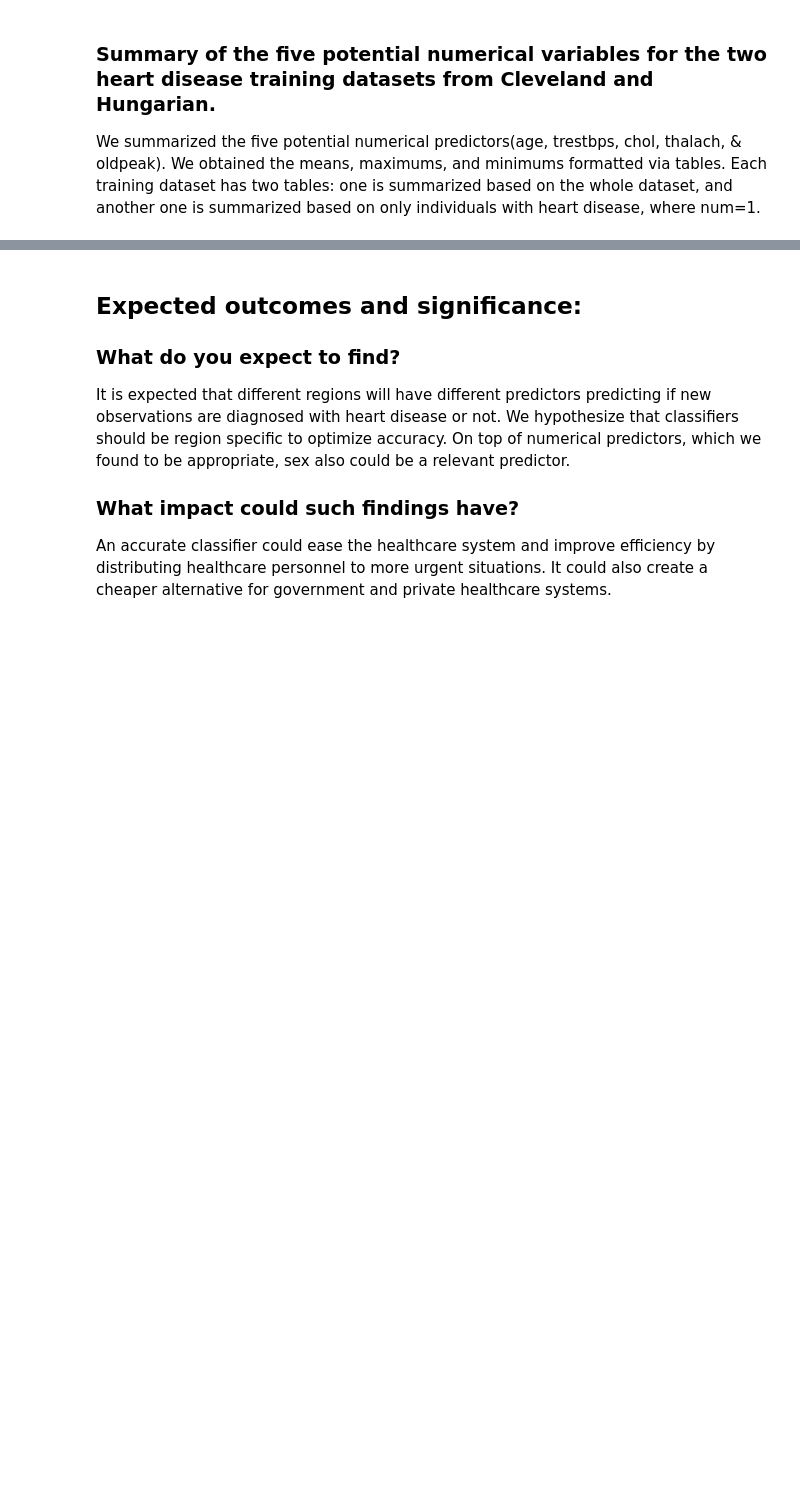
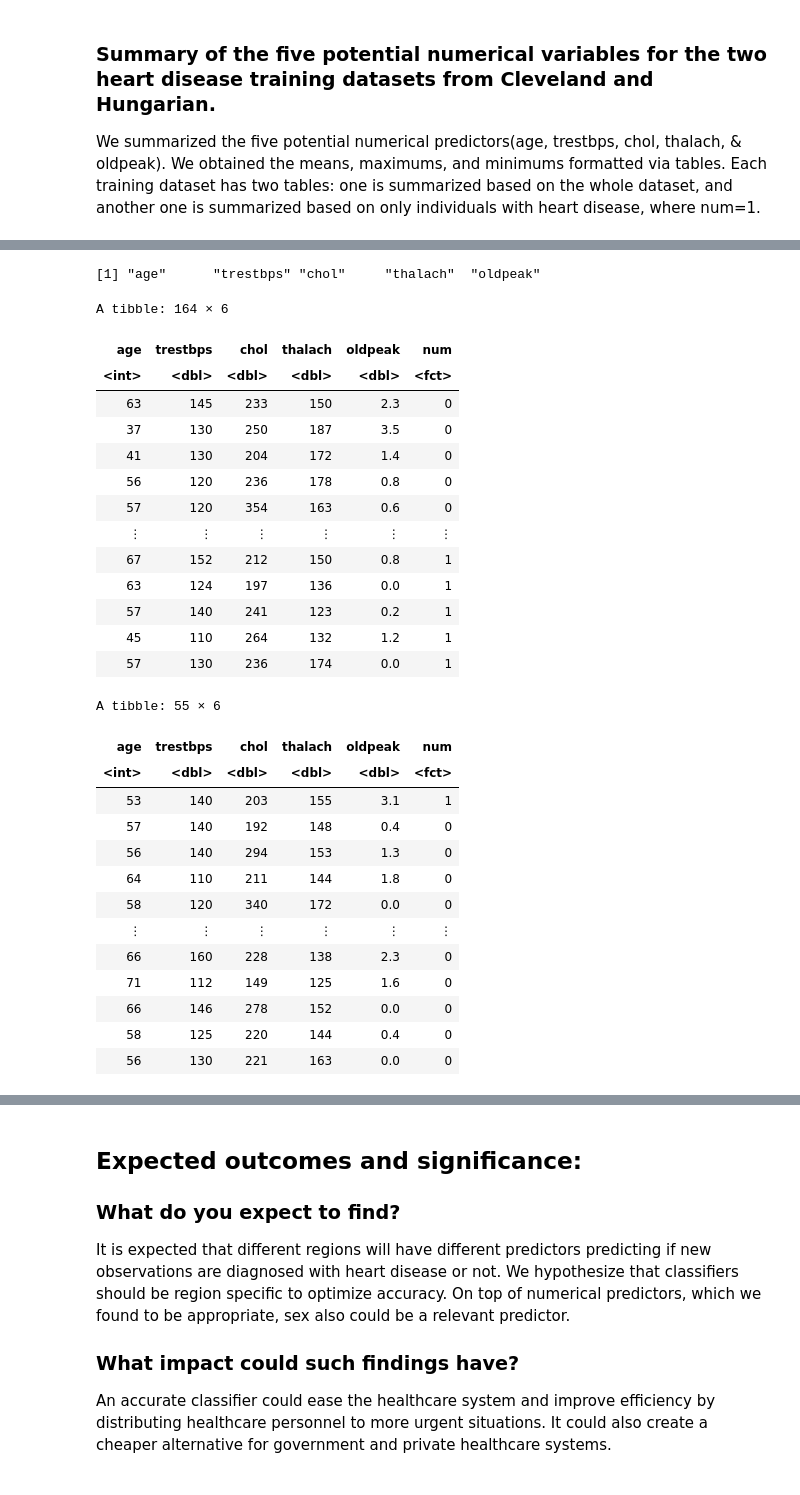
Before and after one commit to justinlook/dsci-100-2022w1-group-10, a Jupyter notebook: Final-project-group10.ipynb, the cells around one changed output, grey strips where cells are left out. Cells and saved outputs as stored; diff of their text form; code cells hidden in the pictures; blank space fills up the shorter version.

```diff
--- a/Final-project-group10.ipynb
+++ b/Final-project-group10.ipynb
@@ -483,0 +356,57 @@ b. The large classifier with Budapest (in Hungary) and Cleveland with all predic
+# %%
+#Code Source: ...
+
+set.seed(18)
+#select 5 numerical variables from the cleveland training dataset
+cleveland_training_subset <- cleveland_training |>
+  select(age,
+         trestbps,
+         chol,
+         thalach,
+         oldpeak,
+         num)
+
+cleveland_testing_subset <- cleveland_testing |>
+  select(age,
+         trestbps,
+         chol,
+         thalach,
+         oldpeak,
+         num)
+#extract variable names from the cleveland training sub dataset
+names <- colnames(cleveland_training_subset |> select(-num))
+
+names
+
+cleveland_training_subset
+cleveland_testing_subset
+# %% [output]
+[1] "age"      "trestbps" "chol"     "thalach"  "oldpeak"
+A tibble: 164 × 6
+| age | trestbps | chol | thalach | oldpeak | num |
+| <int> | <dbl> | <dbl> | <dbl> | <dbl> | <fct> |
+| 63 | 145 | 233 | 150 | 2.3 | 0 |
+| 37 | 130 | 250 | 187 | 3.5 | 0 |
+| 41 | 130 | 204 | 172 | 1.4 | 0 |
+| 56 | 120 | 236 | 178 | 0.8 | 0 |
+| 57 | 120 | 354 | 163 | 0.6 | 0 |
+| ⋮ | ⋮ | ⋮ | ⋮ | ⋮ | ⋮ |
+| 67 | 152 | 212 | 150 | 0.8 | 1 |
+| 63 | 124 | 197 | 136 | 0.0 | 1 |
+| 57 | 140 | 241 | 123 | 0.2 | 1 |
+| 45 | 110 | 264 | 132 | 1.2 | 1 |
+| 57 | 130 | 236 | 174 | 0.0 | 1 |
+A tibble: 55 × 6
+| age | trestbps | chol | thalach | oldpeak | num |
+| <int> | <dbl> | <dbl> | <dbl> | <dbl> | <fct> |
+| 53 | 140 | 203 | 155 | 3.1 | 1 |
+| 57 | 140 | 192 | 148 | 0.4 | 0 |
+| 56 | 140 | 294 | 153 | 1.3 | 0 |
+| 64 | 110 | 211 | 144 | 1.8 | 0 |
+| 58 | 120 | 340 | 172 | 0.0 | 0 |
+| ⋮ | ⋮ | ⋮ | ⋮ | ⋮ | ⋮ |
+| 66 | 160 | 228 | 138 | 2.3 | 0 |
+| 71 | 112 | 149 | 125 | 1.6 | 0 |
+| 66 | 146 | 278 | 152 | 0.0 | 0 |
+| 58 | 125 | 220 | 144 | 0.4 | 0 |
+| 56 | 130 | 221 | 163 | 0.0 | 0 |
```
Also changed, not shown: parts of 29 cells of this notebook.
